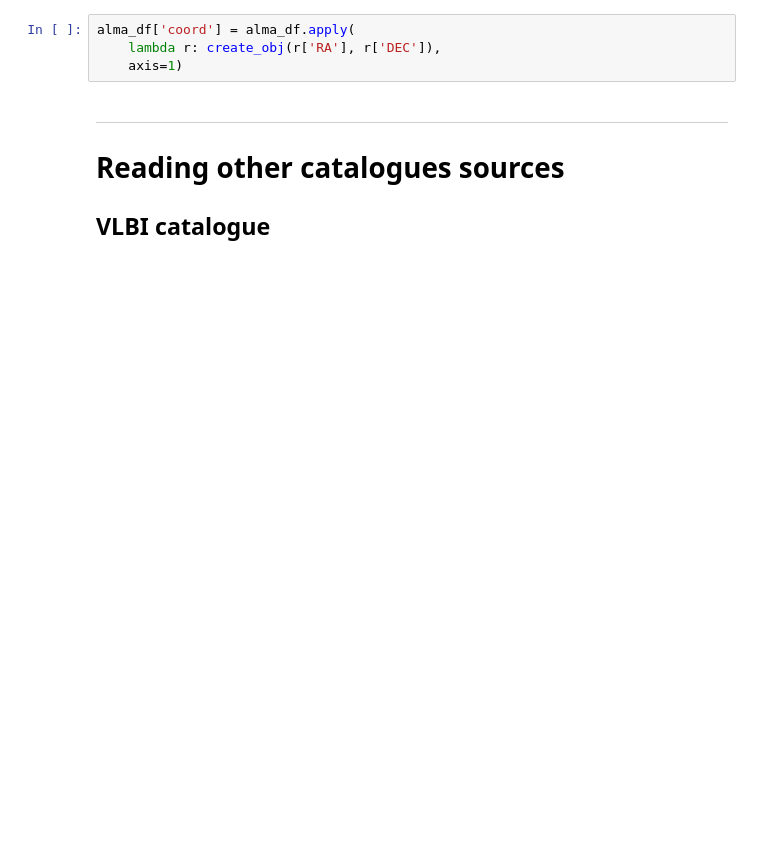
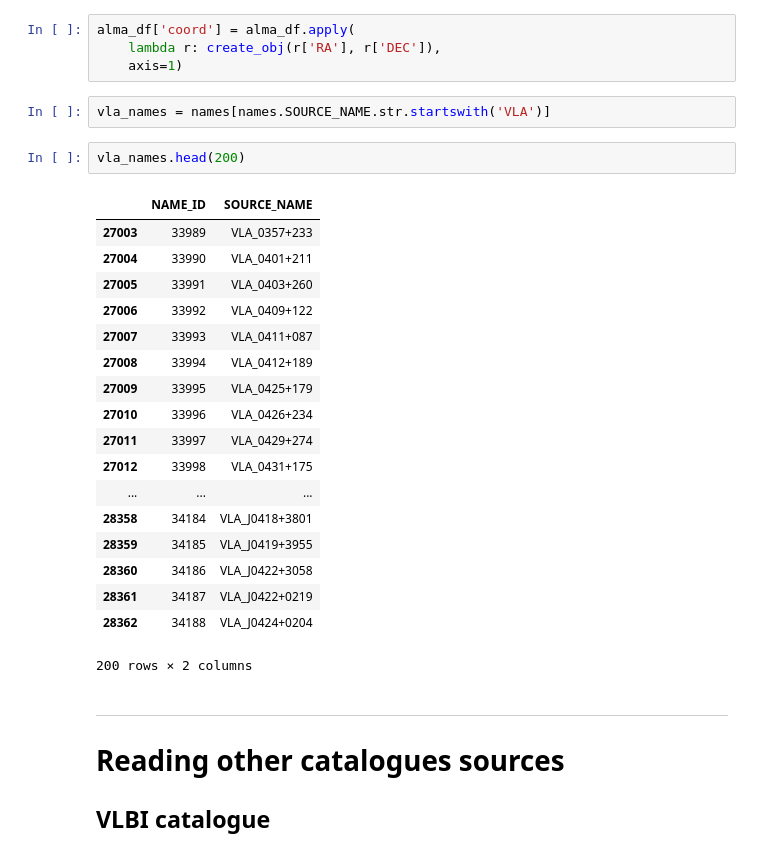
Before and after one commit to itoledoc/calscripts, a Jupyter notebook: database maintenance.ipynb, the cells around one changed output. Saved outputs shown, nothing was run; the diff lists cells and outputs as text; blank space fills up the shorter version.

```diff
--- a/database maintenance.ipynb
+++ b/database maintenance.ipynb
@@ -154,6 +156,29 @@ alma_df.__len__()
 alma_df['coord'] = alma_df.apply(
     lambda r: create_obj(r['RA'], r['DEC']),
     axis=1)
+# %%
+vla_names = names[names.SOURCE_NAME.str.startswith('VLA')]
+# %%
+vla_names.head(200)
+# %% [output]
+|  | NAME_ID | SOURCE_NAME |
+| 27003 | 33989 | VLA_0357+233 |
+| 27004 | 33990 | VLA_0401+211 |
+| 27005 | 33991 | VLA_0403+260 |
+| 27006 | 33992 | VLA_0409+122 |
+| 27007 | 33993 | VLA_0411+087 |
+| 27008 | 33994 | VLA_0412+189 |
+| 27009 | 33995 | VLA_0425+179 |
+| 27010 | 33996 | VLA_0426+234 |
+| 27011 | 33997 | VLA_0429+274 |
+| 27012 | 33998 | VLA_0431+175 |
+| ... | ... | ... |
+| 28358 | 34184 | VLA_J0418+3801 |
+| 28359 | 34185 | VLA_J0419+3955 |
+| 28360 | 34186 | VLA_J0422+3058 |
+| 28361 | 34187 | VLA_J0422+0219 |
+| 28362 | 34188 | VLA_J0424+0204 |
+200 rows × 2 columns
 # %% [markdown]
 ----------------------------------
 # Reading other catalogues sources
```
Also changed, not shown: parts of 35 cells of this notebook, 2 other files.
